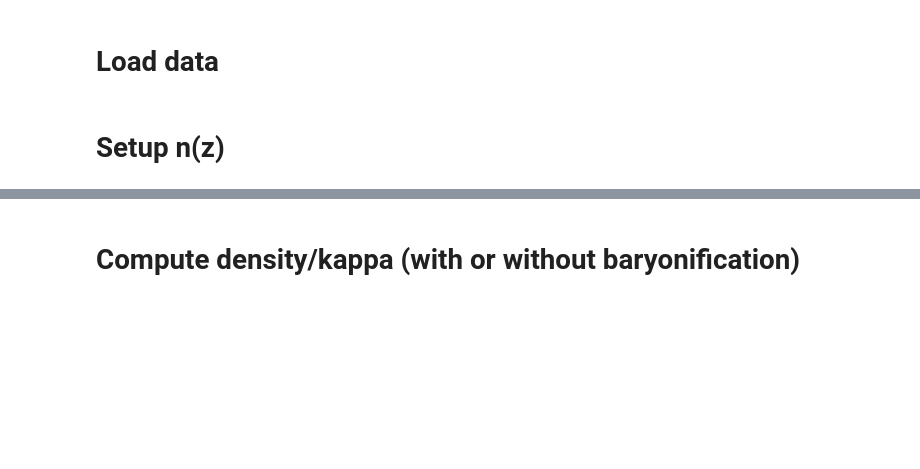
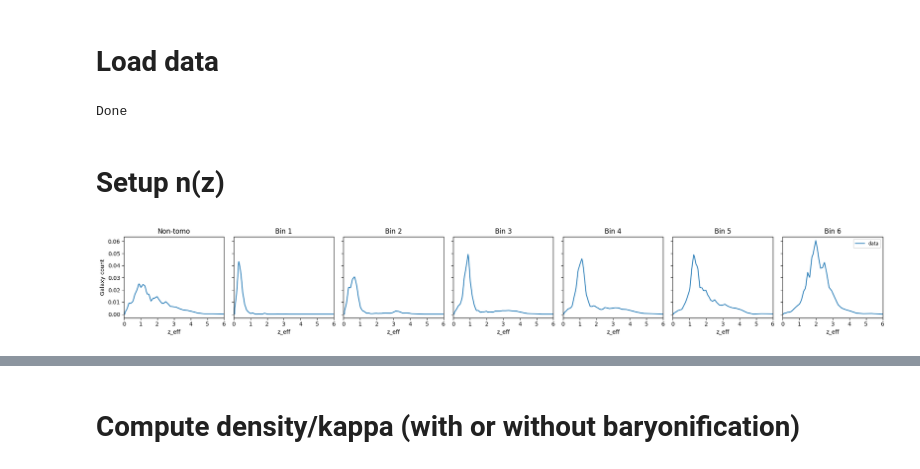
Before and after one commit to mgatti29/LSS_forward_model, a Jupyter notebook: Examples/Forward_model_Euclid.ipynb, the cells around one changed output, grey strips where cells are left out. Drawn from its saved outputs; the diff is of its cells as text; code cells hidden in the pictures; blank space fills up the shorter version.

```diff
--- a/Examples/Forward_model_Euclid.ipynb
+++ b/Examples/Forward_model_Euclid.ipynb
@@ -45,8 +72,9 @@ shells_info = recover_shell_info(path_simulation+'/z_values.txt', max_z=49)
 import numpy as np
 import pandas as pd
 
-df = pd.read_parquet("/pscratch/sd/m/mgatti/euclid/catalog4.parquet")
+df = pd.read_parquet("/global/cfs/cdirs/m5099/RR2/RR2_data.parquet")
 df.keys()
+
 
 '''SELECT
     `she_metacal_ra` AS `she_ra`,
@@ -62,14 +90,9 @@ WHERE
     AND `she_metacal_weight` > 0
     AND `tile_index` NOT IN (102016422, 102016856, 102016857, 102016423, 102016424, 102017297, 102016858, 102019131, 102018674, 102018672, 102019596, 102019132, 102018673, 102019133, 102042322, 102041693, 102041070, 102041069, 102041695, 102041694)
     '''
-#mask = (df['she_lensmc_e1_corrected']==df['she_lensmc_e1_corrected']) &(df['vis_det'] == 1) & (df['spurious_flag'] == 0)&  (df["phz_classification"] == 2) & (df["tom_bin_id"]>-1) & (df["she_metacal_weight"] > 0) #& & ((df['det_quality_flag'] & ~(1 | 2 | 512)) == 0) &
-                    # (df["flux_vis_2fwhm_aper"] / df["fluxerr_vis_2fwhm_aper"] > 5) & # VIS-SNR cut already included in the others
-                   # (~df["tile_index"].isin(bad_tile_ids))  # not affecting 30sq.deg crop
-#print (len(mask[mask]))
-#df = df[mask]
 
 
-path_data_cats = '/pscratch/sd/m/mgatti/euclid/Euclid_cats.npy'
+path_data_cats = '/global/cfs/cdirs/m5099/RR2/Euclid_cats.npy'
 if not os.path.exists(path_data_cats):
 #if True:
     cats_Euclid = dict()
@@ -109,43 +132,65 @@ if not os.path.exists(path_data_cats):
     np.save(path_data_cats,cats_Euclid)
 else:
     cats_Euclid  = np.load(path_data_cats,allow_pickle=True).item()
+
+print ('Done')
+# %% [output]
+Done
 # %% [markdown]
 # Setup n(z)
 # %%
 # Setup n(z) ********************************
-nz_file = fits.open('/pscratch/sd/m/mgatti/euclid/Reg2_SHE_tombins_unitweights_nz_SOMbin_C2020z.fits')
+nz_file = fits.open('/global/cfs/cdirs/m5099/RR2/Reg2_SHE_tombins_unitweights_nz_SOMbin_C2020z.fits')
+# sims: = np.loadtxt('/pscratch/sd/m/mgatti/euclid/mean_sampled_nzs_6bins/density_False/equi_pop/nz_LCDM_nofz_FS2_area25deg2_DR1_opt_equi_pop_0{0}.cat'.format(i))
 
 nz = []
 redshift = np.linspace(0,6,3001)
 n_bins = 50
 bin_factor = len(nz_file[1].data['N_Z'][0]) // n_bins
 n_trim = bin_factor * n_bins
 z_rebinned = redshift[:n_trim].reshape(n_bins, bin_factor).mean(axis=1)
 
 ############################################
-nz_ = nz_file[1].data['N_Z'][0]+nz_file[1].data['N_Z'][1]+nz_file[1].data['N_Z'][2]+nz_file[1].data['N_Z'][3]+nz_file[1].data['N_Z'][4]+nz_file[1].data['N_Z'][5]
-nz_rebinned = nz_[:n_trim].reshape(n_bins, bin_factor).sum(axis=1)
-norm = np.trapz(nz_rebinned,z_rebinned)
-nz.append(nz_rebinned/norm)
+nz_ = [nz_file[1].data['N_Z'][0]+nz_file[1].data['N_Z'][1]+nz_file[1].data['N_Z'][2]+nz_file[1].data['N_Z'][3]+nz_file[1].data['N_Z'][4]+nz_file[1].data['N_Z'][5]]
+for i in range(6):
+    nz_.append(nz_file[1].data['N_Z'][i])
 
-for ix in [1,2,3,4,5,6]:
-    nz_ = nz_file[1].data['N_Z'][ix-1]
-    nz_rebinned = nz_[:n_trim].reshape(n_bins, bin_factor).sum(axis=1)
-    norm = np.trapz(nz_rebinned,z_rebinned)
-    nz.append(nz_rebinned/norm)
+for ix in range(len(nuisance_parameters['dz'])):
+    nz_rebinned = nz_[ix][:n_trim].reshape(n_bins, bin_factor).sum(axis=1)
+
+    # apply a shift in the mean ------
+    nz_shifted_on_rebinned = shift_nz(
+                z=z_rebinned,
+                nz=nz_rebinned,
+                z_rebinned=z_rebinned,
+                delta_z=sims_parameters['dz'][ix],
+                renorm="source"  # keep the original integral
+            )
+
+
+    norm = np.trapz(nz_shifted_on_rebinned,z_rebinned)
+    nz.append(nz_shifted_on_rebinned/norm)
 nz = np.array(nz)
 redshift = copy.deepcopy(z_rebinned)
 
+shells, steps, zeff, ngal_glass = build_shell_windows_and_partitions(
+    shells_info=shells_info,
+    redshift=redshift,
+    nz=nz,
+    samples_per_shell=100,
+)
 
-shells = []
-steps = []
-zeff_array = []
-for row in range(len((shells_info["Step"][::-1]))):
-    step, zmin, zmax = shells_info["Step"][::-1][row], shells_info["z_near"][::-1][row], shells_info["z_far"][::-1][row]
-    za = np.linspace(zmin, zmax, 100)
-    wa = np.ones_like(za)
-    zeff = (zmin + zmax)/2
-    shells.append(glass.shells.RadialWindow(za, wa, zeff))
-    steps.append(int(step))
-    zeff_array.append(zeff)
-ngal_glass  = np.array([glass.shells.partition(redshift, nz[i], shells) for i in range(nz.shape[0])])
+
+# Plot -----------------------------------------------------------------
+fig, axes = plt.subplots(1, 7, figsize=(20, 3), sharey=True)
+titles = ["Non-tomo"] + [f"Bin {i}" for i in range(1, 7)]
+for i, ax in enumerate(axes):
+    ax.plot(zeff, ngal_glass[i], label="data")
+    ax.set_xlim(0, 6)
+    ax.set_title(titles[i])
+    if i == 0: ax.set_ylabel("Galaxy count")
+    ax.set_xlabel("z_eff")
+axes[-1].legend(loc="upper right", fontsize="small")
+plt.tight_layout(); plt.show()
+# %% [output]
+[figure, added]
```
Also changed, not shown: parts of 14 cells of this notebook, 10 other files.
